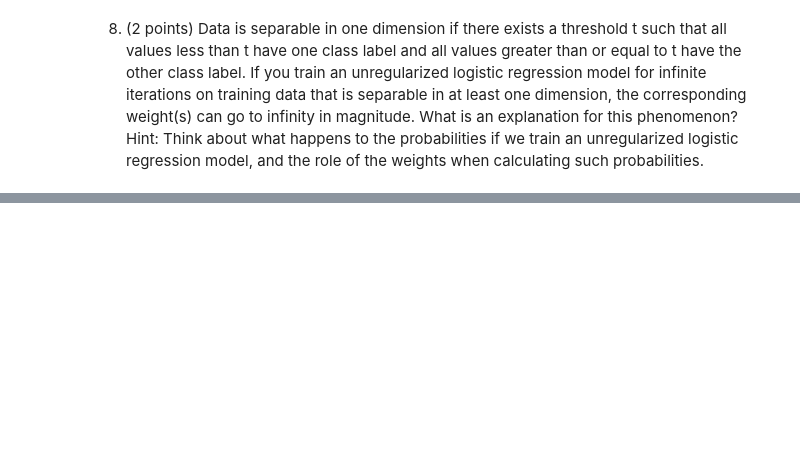
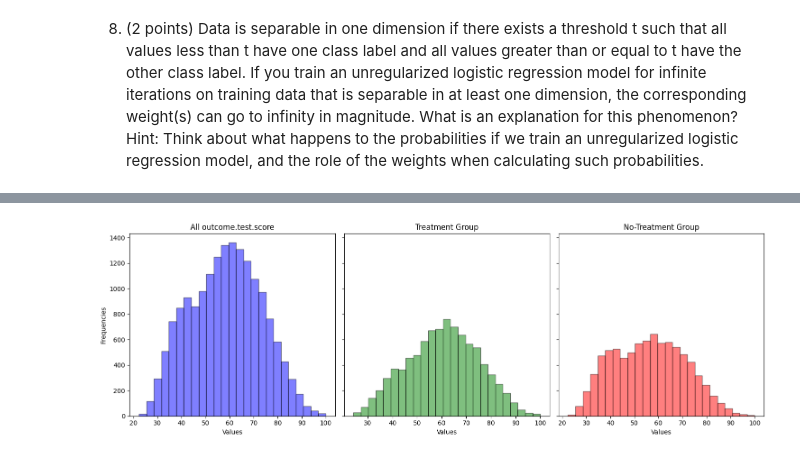
Before and after one commit to felipeq22/MachineLearning_Fundamentals, a Jupyter notebook: notebooks/classification_models.ipynb, the cells around one changed output, grey strips where cells are left out. Cells and saved outputs as stored; diff of their text form; code cells hidden in the pictures; blank space fills up the shorter version.

```diff
--- a/notebooks/classification_models.ipynb
+++ b/notebooks/classification_models.ipynb
@@ -110,0 +138,8 @@ Hint: Think about what happens to the probabilities if we train an unregularized
+# %%
+#url = "https://raw.githubusercontent.com/grf-labs/grf/master/r-package/grf/vignettes/data/bruhn2016.csv"
+import os
+os.chdir('/Users/felipe_q/Desktop/AI_models/MACHINE_LEARNING/mlenv/MachineLearning_Fundamentals/')
+url = "data/bruhn2016.csv"
+df = pd.read_csv(url)
+
+df.head(5)
@@ -110,0 +156,6 @@ Hint: Think about what happens to the probabilities if we train an unregularized
+# %%
+X = df.drop(['outcome.test.score', 'school'], axis = 1)
+Y = df[['outcome.test.score']]
+
+# Checking the characteristics of our variables
+X.info()
@@ -110,0 +226,25 @@ Hint: Think about what happens to the probabilities if we train an unregularized
+# %%
+# Plotting the distribution of our target variable, with the respect treatment and not treatemnt
+
+treatment_Y = Y[X['treatment'] == 1]
+notreatment_Y = Y[X['treatment'] == 0]
+
+fig, axes = plt.subplots(1, 3, figsize=(15, 5), sharey=True)  # 1 row, 3 columns
+
+axes[0].hist(Y, bins=25, color='blue', edgecolor='black', alpha=0.5)
+axes[0].set_title("All outcome.test.score")
+axes[0].set_xlabel("Values")
+axes[0].set_ylabel("Frequencies")
+
+axes[1].hist(treatment_Y, bins=25, color='green', edgecolor='black', alpha=0.5)
+axes[1].set_title("Treatment Group")
+axes[1].set_xlabel("Values")
+
+axes[2].hist(notreatment_Y, bins=25, color='red', edgecolor='black', alpha=0.5)
+axes[2].set_title("No-Treatment Group")
+axes[2].set_xlabel("Values")
+
+plt.tight_layout()
+plt.show()
+# %% [output]
+[figure, added]
```
Also changed, not shown: parts of 35 cells of this notebook.
